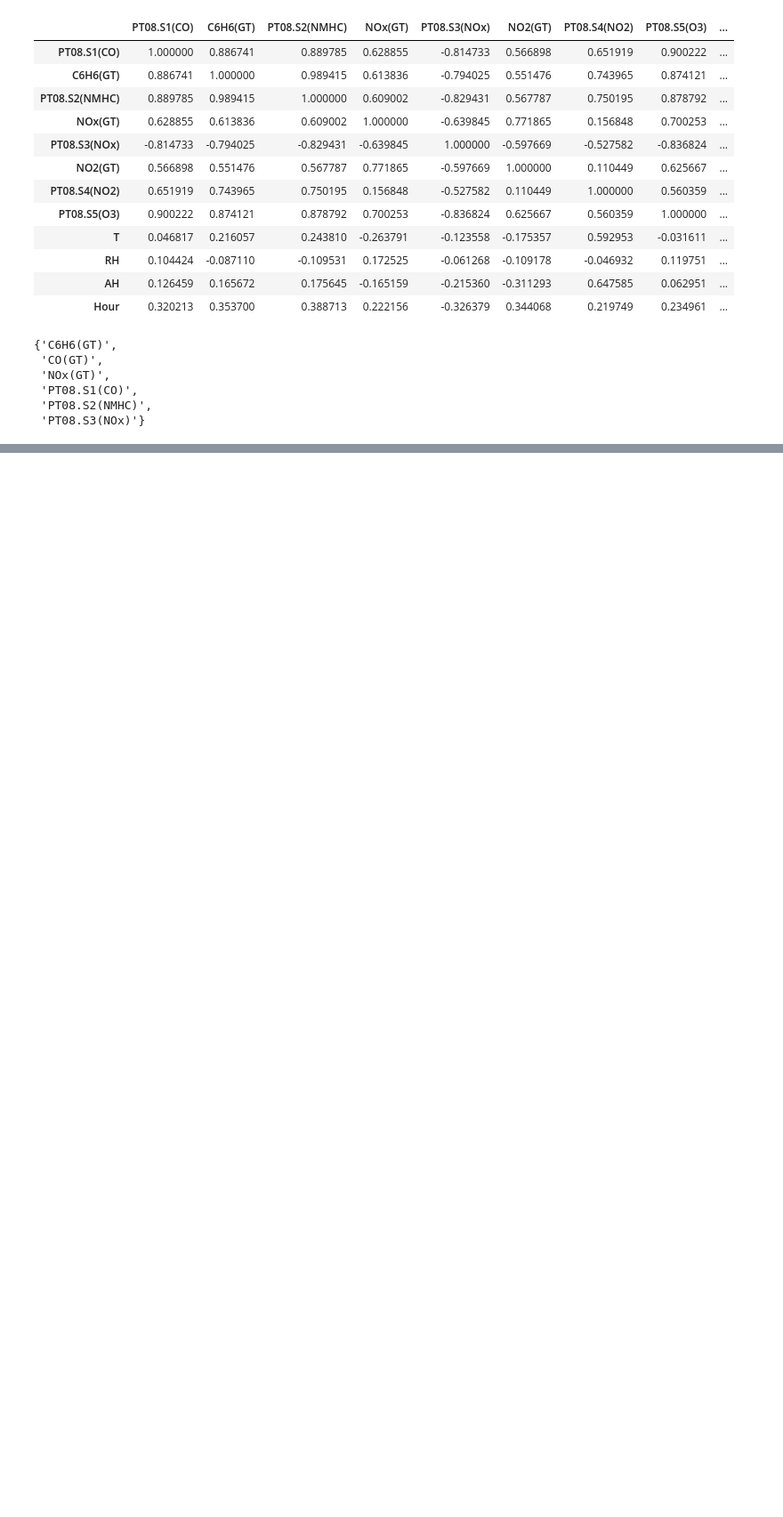
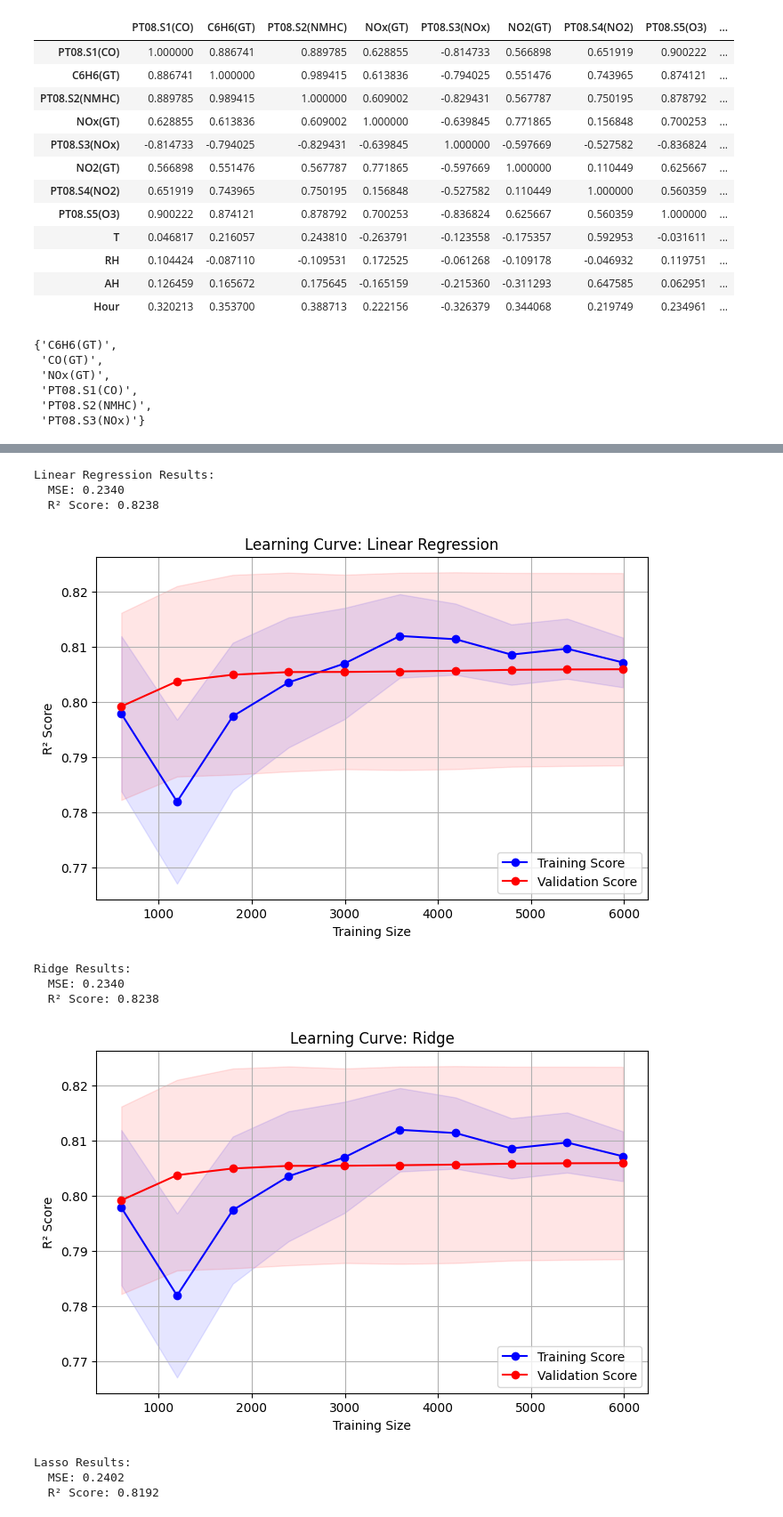
Before and after one commit to Farazmghm/Portfolio, a Jupyter notebook: wethear_prediction_and_analysis_.ipynb, the cells around one changed output, grey strips where cells are left out. Shown at 89% size. Cells and saved outputs as stored; diff of their text form; code cells hidden in the pictures; blank space fills up the shorter version.

Commit message:
choosing the algorithms and learning curve

```diff
--- a/wethear_prediction_and_analysis_.ipynb
+++ b/wethear_prediction_and_analysis_.ipynb
@@ -559,0 +561,7 @@ from sklearn.metrics import mean_absolute_error, mean_squared_error, r2_score
+# %%
+from sklearn.model_selection import cross_val_score
+
+for name, model in models.items():
+    scores = cross_val_score(model, X_train, y_train, cv=5, scoring='r2')
+    print(f"{name} Cross-Validation R² Scores: {scores}")
+    print(f"{name} Mean R² Score: {scores.mean():.4f}")
@@ -598,15 +634,53 @@ Random Forest Results:
 # %%
 from sklearn.model_selection import learning_curve
-plt.figure(figsize=(8, 5))
-plt.plot(train_sizes, train_mean, "o-", color="blue", label="Training Score")
-plt.fill_between(train_sizes, train_mean - train_std, train_mean + train_std, alpha=0.1, color="blue")
+def plot_learning_curve(model, X, y, title):
+    train_sizes, train_scores, test_scores = learning_curve(
+        model, X, y, cv=5, scoring="r2", train_sizes=np.linspace(0.1, 1.0, 10), n_jobs=-1
+    )
 
-plt.plot(train_sizes, test_mean, "o-", color="red", label="Validation Score")
-plt.fill_between(train_sizes, test_mean - test_std, test_mean + test_std, alpha=0.1, color="red")
 
-plt.xlabel("Training Size")
-plt.ylabel("R² Score")
-plt.title("Learning Curve")
-plt.legend()
-plt.grid()
-plt.show()
+    train_mean = np.mean(train_scores, axis=1)
+    train_std = np.std(train_scores, axis=1)
+    test_mean = np.mean(test_scores, axis=1)
+    test_std = np.std(test_scores, axis=1)
+
+
+    plt.figure(figsize=(8, 5))
+    plt.plot(train_sizes, train_mean, "o-", color="blue", label="Training Score")
+    plt.fill_between(train_sizes, train_mean - train_std, train_mean + train_std, alpha=0.1, color="blue")
+
+    plt.plot(train_sizes, test_mean, "o-", color="red", label="Validation Score")
+    plt.fill_between(train_sizes, test_mean - test_std, test_mean + test_std, alpha=0.1, color="red")
+
+    plt.xlabel("Training Size")
+    plt.ylabel("R² Score")
+    plt.title(f"Learning Curve: {title}")
+    plt.legend()
+    plt.grid()
+    plt.show()
+
+
+for name, model in models.items():
+    model.fit(X_train, y_train)
+    y_pred = model.predict(X_test)
+    mse = mean_squared_error(y_test, y_pred)
+    r2 = r2_score(y_test, y_pred)
+
+    print(f"{name} Results:")
+    print(f"  MSE: {mse:.4f}")
+    print(f"  R² Score: {r2:.4f}")
+
+
+    plot_learning_curve(model, X_train, y_train, name)
+# %% [output]
+Linear Regression Results:
+  MSE: 0.2340
+  R² Score: 0.8238
+[figure, added]
+Ridge Results:
+  MSE: 0.2340
+  R² Score: 0.8238
+[figure, added]
+Lasso Results:
+  MSE: 0.2402
+  R² Score: 0.8192
```
Also changed, not shown: parts of 5 cells of this notebook.
